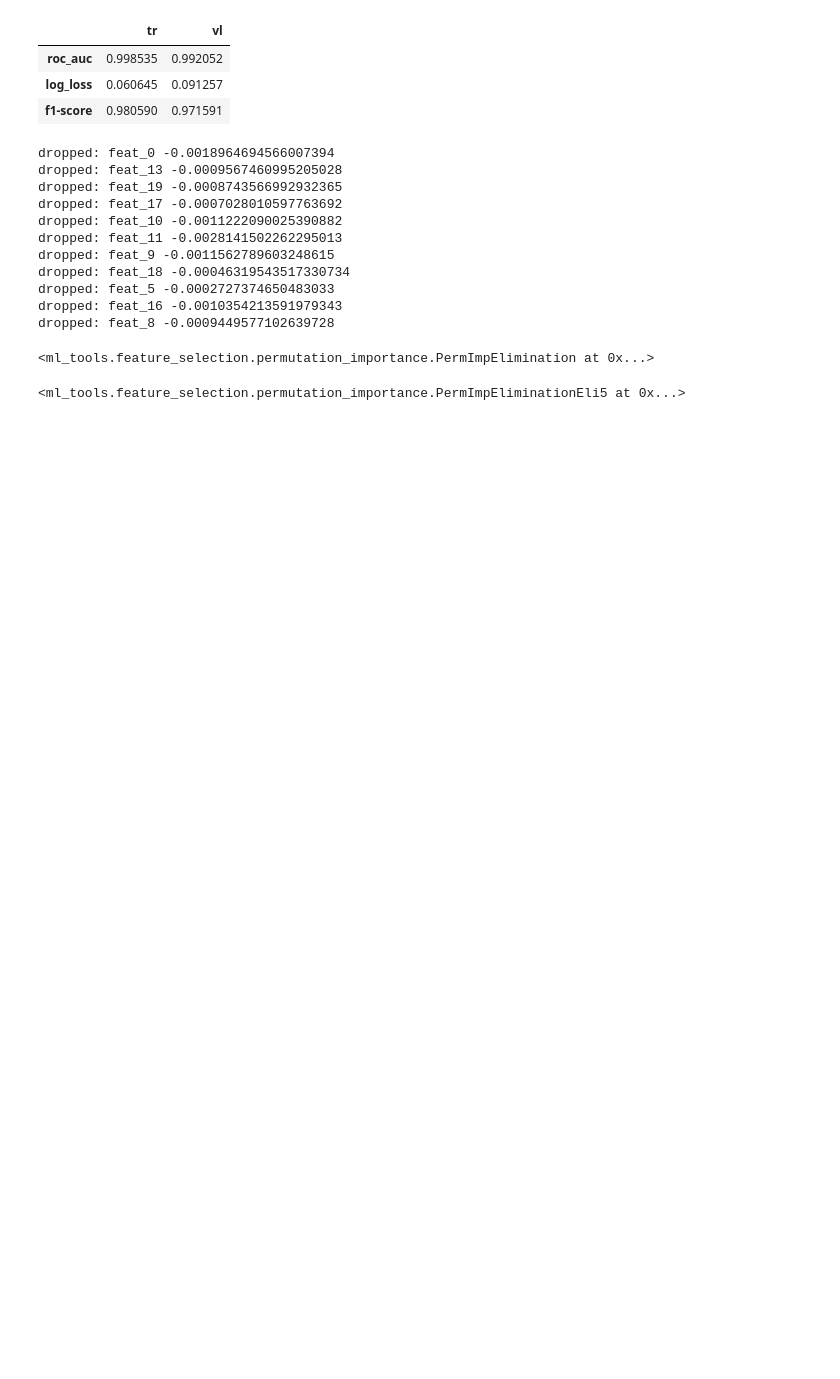
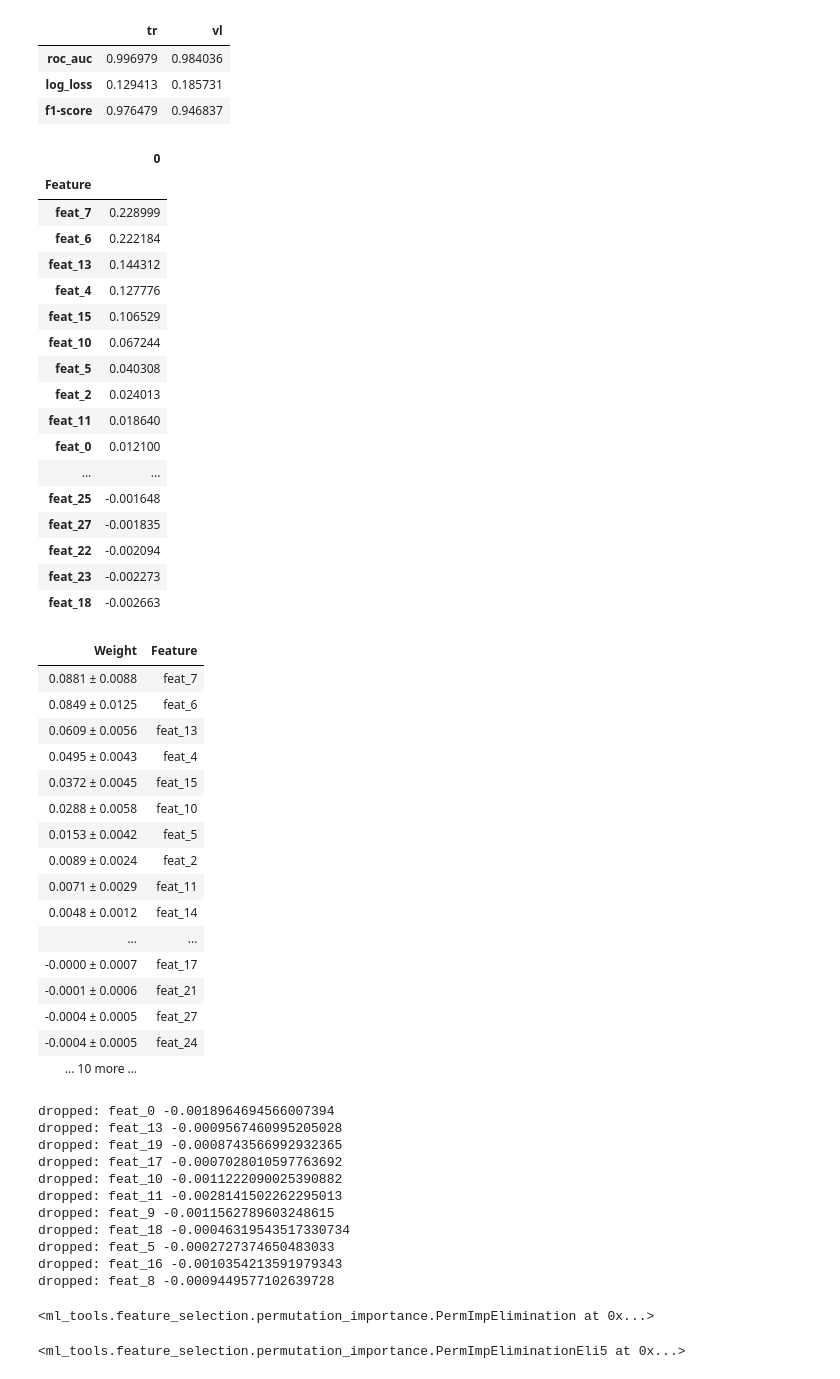
Before and after one commit to yuiti-ara/ml-tools, a Jupyter notebook: notebooks/experiments.ipynb, the cells around one changed output. Saved outputs shown, nothing was run; the diff lists cells and outputs as text; code cells hidden in the pictures; blank space fills up the shorter version.

```diff
--- a/notebooks/experiments.ipynb
+++ b/notebooks/experiments.ipynb
@@ -7,7 +7,7 @@ if '..' not in sys.path:
     sys.path.insert(0,'..')
 # %%
 from sklearn.datasets import make_classification
-X, y = make_classification(n_samples=12_500, n_features=20, n_informative=2, n_redundant=8, shuffle=False, random_state=42)
+X, y = make_classification(n_samples=12_500, n_features=30, n_informative=8, n_redundant=8, shuffle=False, random_state=42)
 X = pd.DataFrame(X, columns=[f'feat_{idx}' for idx in range(X.shape[1])])
 y = pd.Series(y)
 
@@ -41,13 +41,48 @@ optimize_rf(X_tr, y_tr)
 # %%
 from sklearn.ensemble import RandomForestClassifier
-model_rf = RandomForestClassifier(n_estimators=500, class_weight='balanced', max_features=.5, min_samples_leaf=10, n_jobs=-1)
+model_rf = RandomForestClassifier(n_estimators=500, class_weight='balanced', max_features=.5, min_samples_leaf=10)
 
 from ml_tools.evaluation.classification import evaluate
-evaluate(model_rf, X_tr, y_tr, X_ts, y_ts)
+evaluate(model_rf, X_tr, y_tr, X_ts, y_ts, imp=True)
 # %% [output]
 |  | tr | vl |
-| roc_auc | 0.998535 | 0.992052 |
-| log_loss | 0.060645 | 0.091257 |
-| f1-score | 0.980590 | 0.971591 |
+| roc_auc | 0.996979 | 0.984036 |
+| log_loss | 0.129413 | 0.185731 |
+| f1-score | 0.976479 | 0.946837 |
+|  | 0 |
+| Feature |  |
+| feat_7 | 0.228999 |
+| feat_6 | 0.222184 |
+| feat_13 | 0.144312 |
+| feat_4 | 0.127776 |
+| feat_15 | 0.106529 |
+| feat_10 | 0.067244 |
+| feat_5 | 0.040308 |
+| feat_2 | 0.024013 |
+| feat_11 | 0.018640 |
+| feat_0 | 0.012100 |
+| ... | ... |
+| feat_25 | -0.001648 |
+| feat_27 | -0.001835 |
+| feat_22 | -0.002094 |
+| feat_23 | -0.002273 |
+| feat_18 | -0.002663 |
+| Weight | Feature |
+| 0.0881 ± 0.0088 | feat_7 |
+| 0.0849 ± 0.0125 | feat_6 |
+| 0.0609 ± 0.0056 | feat_13 |
+| 0.0495 ± 0.0043 | feat_4 |
+| 0.0372 ± 0.0045 | feat_15 |
+| 0.0288 ± 0.0058 | feat_10 |
+| 0.0153 ± 0.0042 | feat_5 |
+| 0.0089 ± 0.0024 | feat_2 |
+| 0.0071 ± 0.0029 | feat_11 |
+| 0.0048 ± 0.0012 | feat_14 |
+| ... | ... |
+| -0.0000 ± 0.0007 | feat_17 |
+| -0.0001 ± 0.0006 | feat_21 |
+| -0.0004 ± 0.0005 | feat_27 |
+| -0.0004 ± 0.0005 | feat_24 |
+| … 10 more … |  |
 # %%
 from sklearn.ensemble import RandomForestClassifier
```
Also changed, not shown: parts of 3 cells of this notebook, 2 other files.
